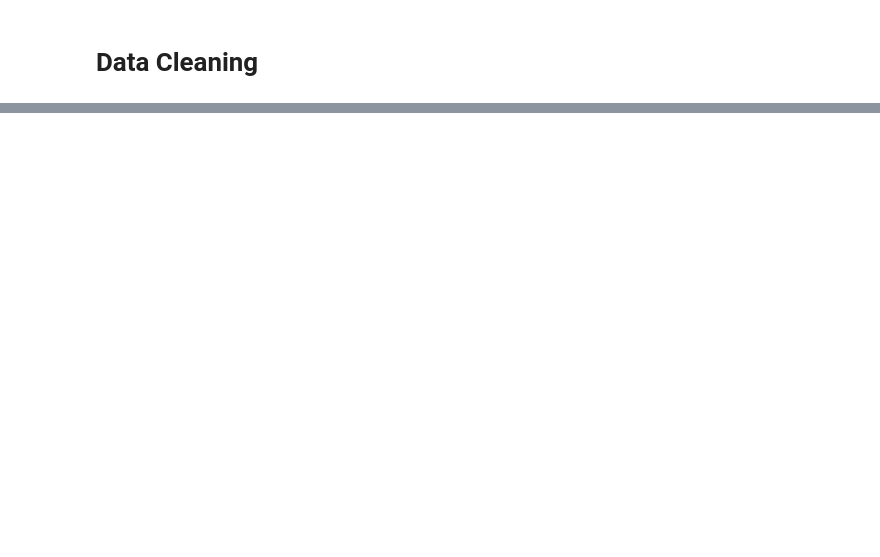
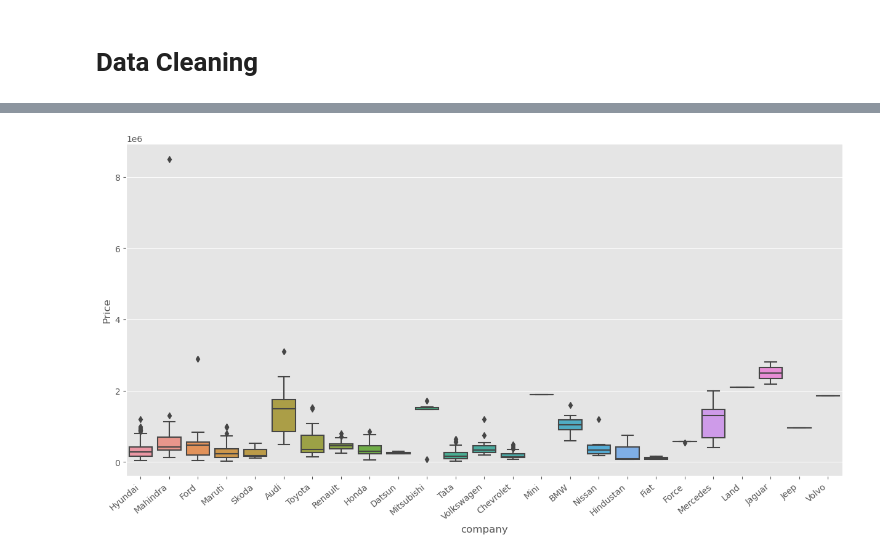
Before and after one commit to Mamsie2609/CAR-PRICING, a Jupyter notebook: Car Pricing.ipynb, the cells around one changed output, grey strips where cells are left out. Drawn from its saved outputs; the diff is of its cells as text; code cells hidden in the pictures; blank space fills up the shorter version.

```diff
--- a/Car Pricing.ipynb
+++ b/Car Pricing.ipynb
@@ -50,0 +158,5 @@ car_df['year'].isna().sum()
+# %%
+# Filters out the rows from the car_df DataFrame where the 'kms_driven' column values are non-numeric and returns only those rows where the 'kms_driven' column contains numeric values. .
+
+car_df = car_df[car_df.kms_driven.str.isnumeric()]
+car_df
@@ -51,2 +196,3 @@ car_df['year'].isna().sum()
 # %%
-car_df = car_df[car_df['year'].str.isnumeric()]
+car_df = car_df[~car_df['fuel_type'].isna()]
+car_df
@@ -61,2 +212,0 @@ See the caveats in the documentation: https://pandas.pydata.org/pandas-docs/stab
-# %%
-car_df['Price'] = car_df[car_df['Price'].str.isnumeric()]
@@ -64,0 +232,5 @@ ValueError: Columns must be same length as key
+# %%
+# Resets the index of the DataFrame car_df and drops the previous index. The resulting DataFrame is then assigned to the variable car_df.
+
+car_df = car_df.reset_index(drop=True)
+car_df
@@ -64,0 +251,9 @@ ValueError: Columns must be same length as key
+# %%
+# The relationship between the price and company
+# Plots a box plot of the price of cars for each company, with the company names on the x-axis and the price on the y-axis. The tick labels on the x-axis are rotated and aligned to the right.
+plt.subplots(figsize = (15,7))
+ax = sns.boxplot(x = 'company', y = 'Price', data = car_df)
+ax.set_xticklabels(ax.get_xticklabels(), rotation = 40,ha = 'right')
+plt.show();
+# %% [output]
+[figure, added]
```
Also changed, not shown: parts of 57 cells of this notebook.
